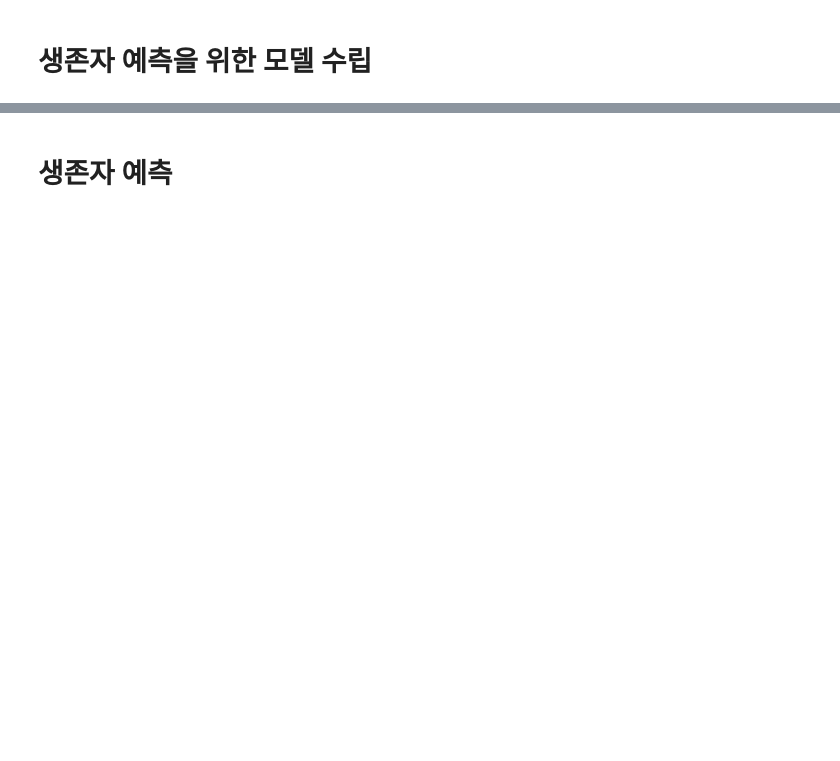
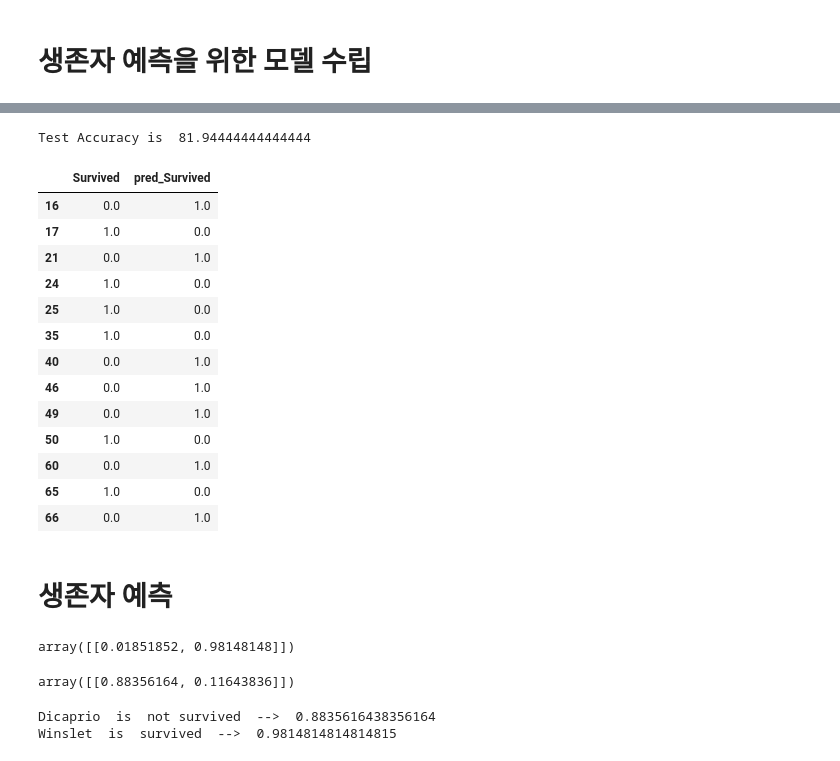
Before and after one commit to robertchoi/pcu_python, a Jupyter notebook: day4/ex01.ipynb, the cells around one changed output, grey strips where cells are left out. Cells and saved outputs as stored; diff of their text form; code cells hidden in the pictures; blank space fills up the shorter version.

```diff
--- a/day4/ex01.ipynb
+++ b/day4/ex01.ipynb
@@ -196,7 +494,7 @@ y_test = y_test.drop(['index'], axis=1)
 # %%
 from sklearn.tree import DecisionTreeClassifier
 
-tree_clf = DecisionTreeClassifier(max_depth=3, random_state=13)
+tree_clf = DecisionTreeClassifier(max_depth=10, random_state=13)
 tree_clf.fit(X_train, y_train)
 
 print('Score: {}'.format(tree_clf.score(X_train, y_train)))
@@ -224,6 +526,28 @@ from sklearn.metrics import accuracy_score
 
 y_pred = tree_clf.predict(X_test)
 print("Test Accuracy is ", accuracy_score(y_test, y_pred)*100)
+# %% [output]
+Test Accuracy is  81.94444444444444
+# %%
+result_y=y_test
+result_y["pred_Survived"] = y_pred
+result_y = result_y[result_y["Survived"]!=result_y["pred_Survived"]]
+result_y
+# %% [output]
+|  | Survived | pred_Survived |
+| 16 | 0.0 | 1.0 |
+| 17 | 1.0 | 0.0 |
+| 21 | 0.0 | 1.0 |
+| 24 | 1.0 | 0.0 |
+| 25 | 1.0 | 0.0 |
+| 35 | 1.0 | 0.0 |
+| 40 | 0.0 | 1.0 |
+| 46 | 0.0 | 1.0 |
+| 49 | 0.0 | 1.0 |
+| 50 | 1.0 | 0.0 |
+| 60 | 0.0 | 1.0 |
+| 65 | 1.0 | 0.0 |
+| 66 | 0.0 | 1.0 |
 # %% [markdown]
 # 생존자 예측
 # %%
@@ -232,8 +556,12 @@ dicaprio = [3., 1., 19., 0., 0., 5.]
 winslet = [1., 0., 17., 1., 1., 100.]
 # %%
 tree_clf.predict_proba([winslet])
+# %% [output]
+array([[0.01851852, 0.98148148]])
 # %%
 tree_clf.predict_proba([dicaprio])
+# %% [output]
+array([[0.88356164, 0.11643836]])
 # %%
 def isSurvived(name, person):
     isSurvive = 'not survived' if tree_clf.predict([person])[0] == 0 else 'survived'
@@ -242,3 +570,6 @@ def isSurvived(name, person):
 
 isSurvived('Dicaprio', dicaprio)
 isSurvived('Winslet', winslet)
+# %% [output]
+Dicaprio  is  not survived  -->  0.8835616438356164
+Winslet  is  survived  -->  0.9814814814814815
```
Also changed, not shown: parts of 40 cells of this notebook, 2 other files.
